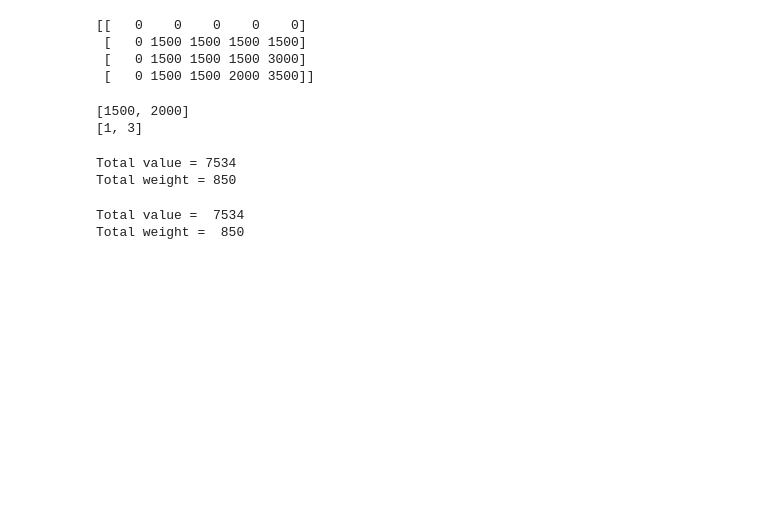
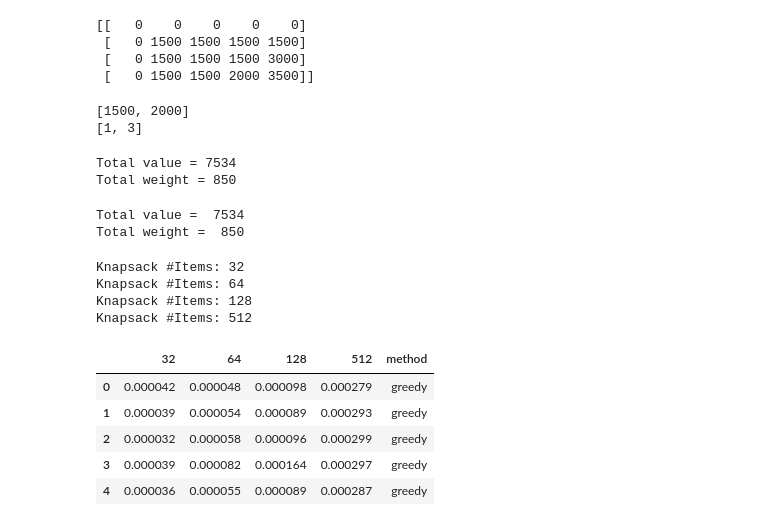
Before and after one commit to sherna90/analisis_algoritmos, a Jupyter notebook: 7.-problema_mochila.ipynb, the cells around one changed output. Saved outputs shown, nothing was run; the diff lists cells and outputs as text; code cells hidden in the pictures; blank space fills up the shorter version.

```diff
--- a/7.-problema_mochila.ipynb
+++ b/7.-problema_mochila.ipynb
@@ -164,3 +181,41 @@ print('Total weight = ',np.sum(w_c))
 # %% [output]
 Total value =  7534
 Total weight =  850
+# %%
+import time
+import random
+n_dims=[32,64,128,512]
+samples=100
+
+dp_time={n:list() for n in n_dims}
+greedy_time={n:list()for n in n_dims}
+global_optimimum={n:list()for n in n_dims}
+
+
+for n in n_dims:
+  print('Knapsack #Items: {0}'.format(n))
+  for s in range(samples):
+    W = [random.randint(20, 1000) for _ in range(n)]  # peso
+    V  = [random.randint(10, 800) for _ in range(n)] # valor
+    W_max=1000
+    t1=time.time()
+    v_c,w_c=knapsack_greedy(W_max,W,V,len(V))
+    greedy_time[n].append(time.time()-t1)
+    t2=time.time()
+    C=knapsack(W_max,W,V,len(V))
+    dp_time[n].append(time.time()-t2)
+    global_optimimum[n].append(C[-1][-1]==np.sum(v_c))
+# %% [output]
+Knapsack #Items: 32
+Knapsack #Items: 64
+Knapsack #Items: 128
+Knapsack #Items: 512
+# %%
+df_greedy.head()
+# %% [output]
+|  | 32 | 64 | 128 | 512 | method |
+| 0 | 0.000042 | 0.000048 | 0.000098 | 0.000279 | greedy |
+| 1 | 0.000039 | 0.000054 | 0.000089 | 0.000293 | greedy |
+| 2 | 0.000032 | 0.000058 | 0.000096 | 0.000299 | greedy |
+| 3 | 0.000039 | 0.000082 | 0.000164 | 0.000297 | greedy |
+| 4 | 0.000036 | 0.000055 | 0.000089 | 0.000287 | greedy |
```
Also changed, not shown: parts of 15 cells of this notebook.
